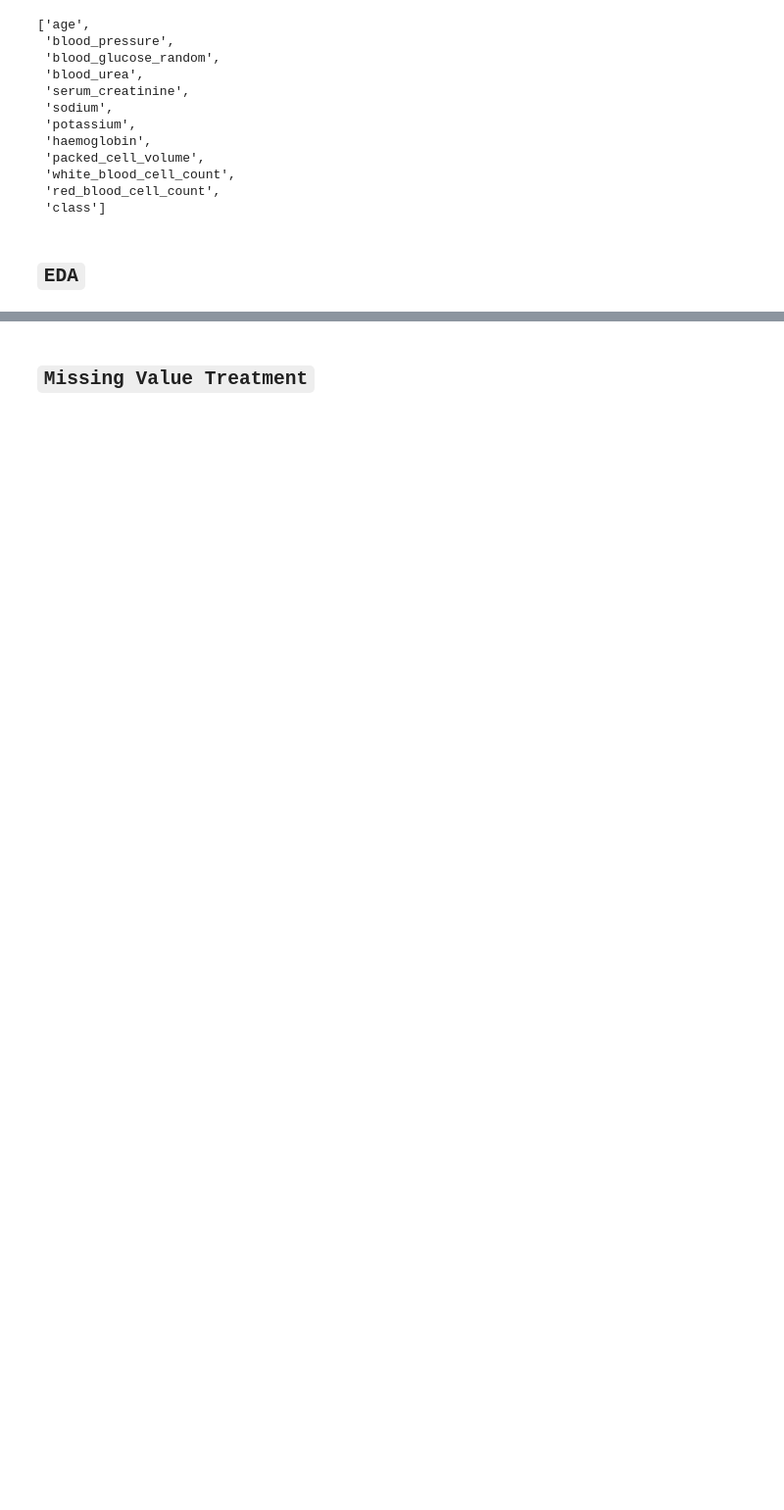
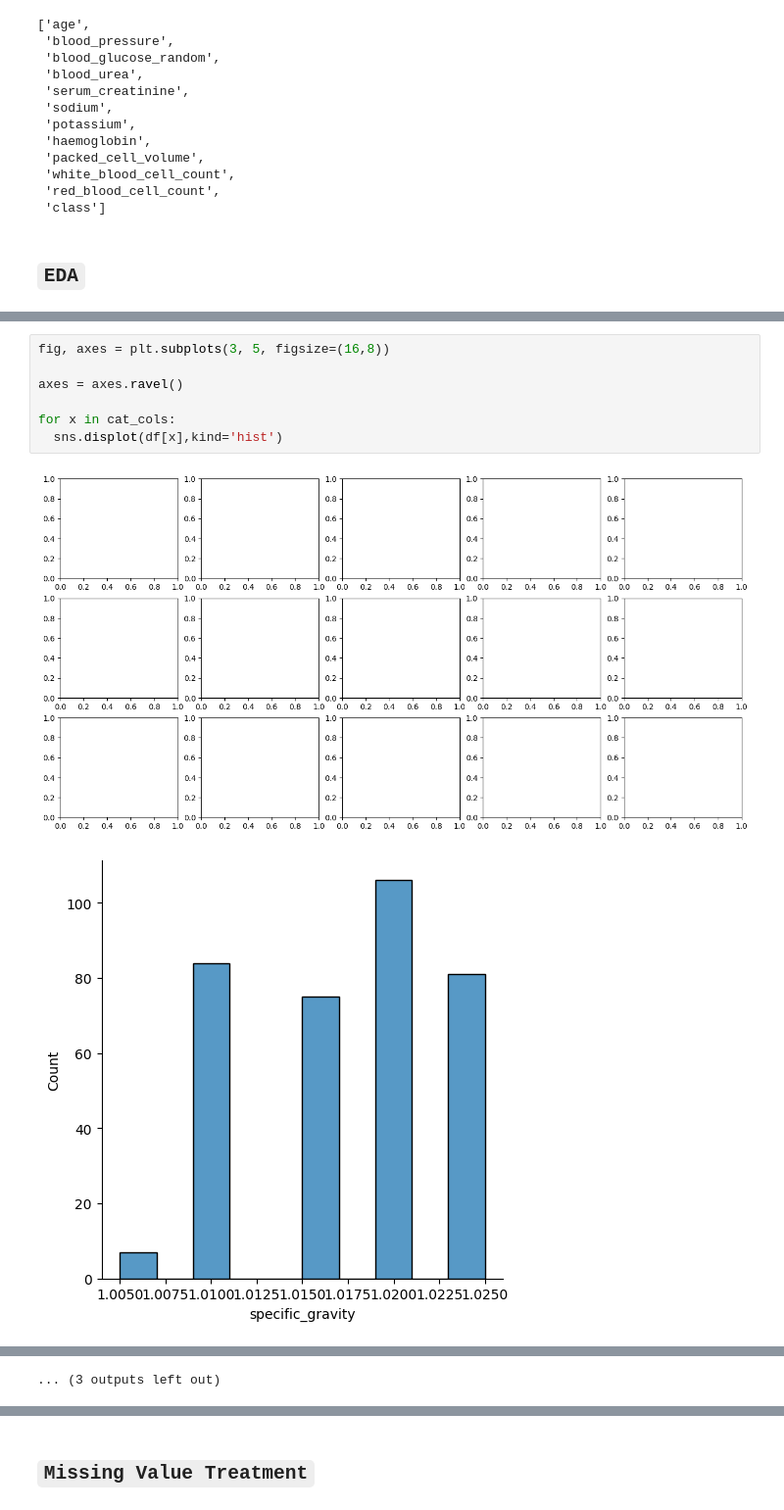
Before and after one commit to pineaplonpizza/Chronic_Kidney_Disease, a Jupyter notebook: Chronic_Kidney_Disease.ipynb, the cells around one changed output, grey strips where cells are left out. Shown at 98% size. Saved outputs shown, nothing was run; the diff lists cells and outputs as text; blank space fills up the shorter version.

```diff
--- a/Chronic_Kidney_Disease.ipynb
+++ b/Chronic_Kidney_Disease.ipynb
@@ -346,0 +175,10 @@ dtype: int64
+# %%
+fig, axes = plt.subplots(3, 5, figsize=(16,8))
+
+axes = axes.ravel()
+
+for x in cat_cols:
+  sns.displot(df[x],kind='hist')
+# %% [output]
+[figure, added]
+[figure, added]
@@ -346,0 +195 @@ dtype: int64
+... (3 outputs left out)
```
Also changed, not shown: parts of 75 cells of this notebook.
